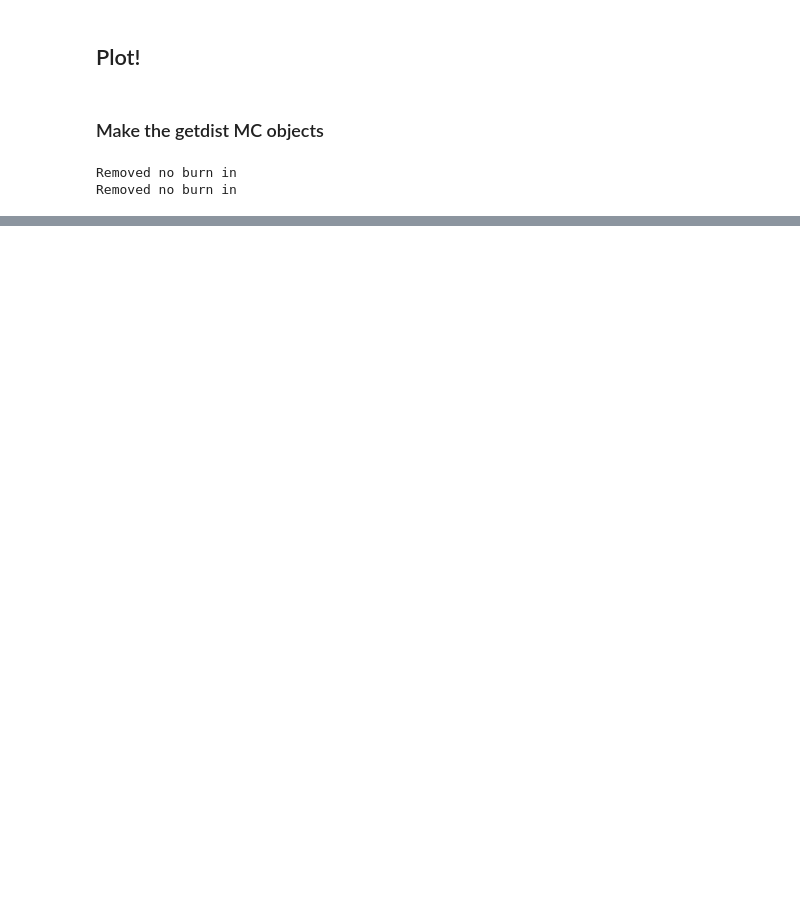
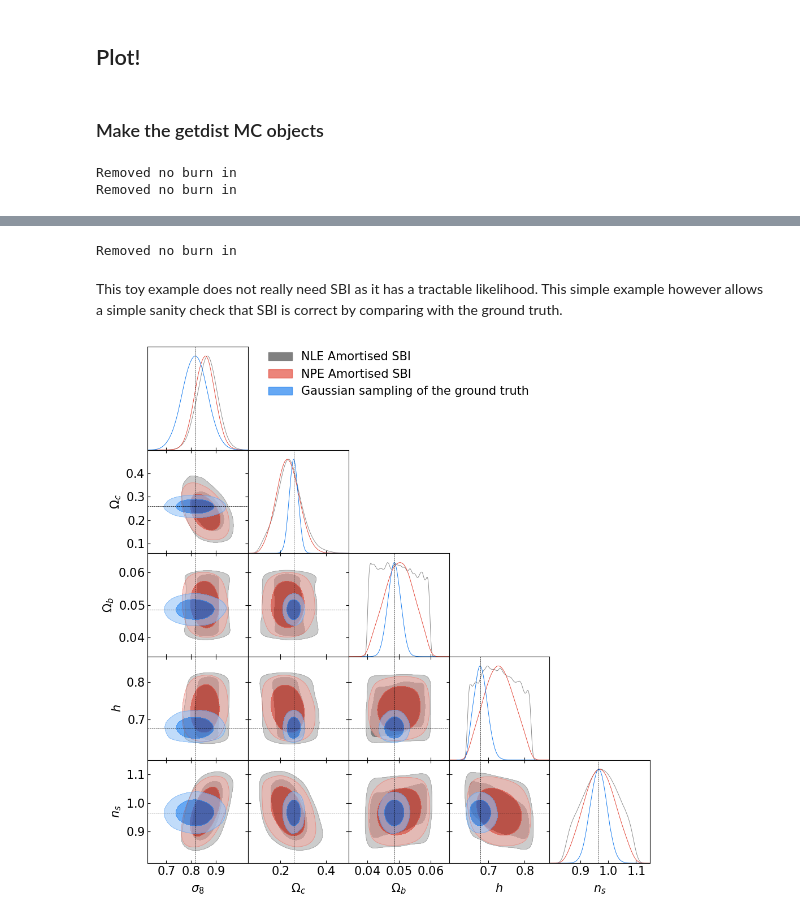
Before and after one commit to astro-informatics/sbi_tutorial, a Jupyter notebook: cosmology_sbi_tutorial.ipynb, the cells around one changed output, grey strips where cells are left out. Drawn from its saved outputs; the diff is of its cells as text; code cells hidden in the pictures; blank space fills up the shorter version.

```diff
--- a/cosmology_sbi_tutorial.ipynb
+++ b/cosmology_sbi_tutorial.ipynb
@@ -486,0 +674,17 @@ plot_tarp(ecp, alpha)
+# %%
+nautilus_samples = MCSamples(
+    samples=points,
+    weights=np.exp(log_w),
+    names=['sigma_8', 'Omega_c', 'Omega_b', 'h', 'n_s'],
+    labels=[r'\sigma_8', r'\Omega_c', r'\Omega_b', 'h', r'n_s'],
+    label="Gaussian sampling of the ground truth",)
+# %% [output]
+Removed no burn in
+# %% [markdown]
+This toy example does not really need SBI as it has a tractable likelihood. This simple example however allows a simple sanity check that SBI is correct by comparing with the ground truth.
+# %%
+triangle_plot(
+    [nle_samples, npe_samples, nautilus_samples],
+    truth=truth_marker)
+# %% [output]
+[figure, added]
```
Also changed, not shown: parts of 28 cells of this notebook, 7 other files.
